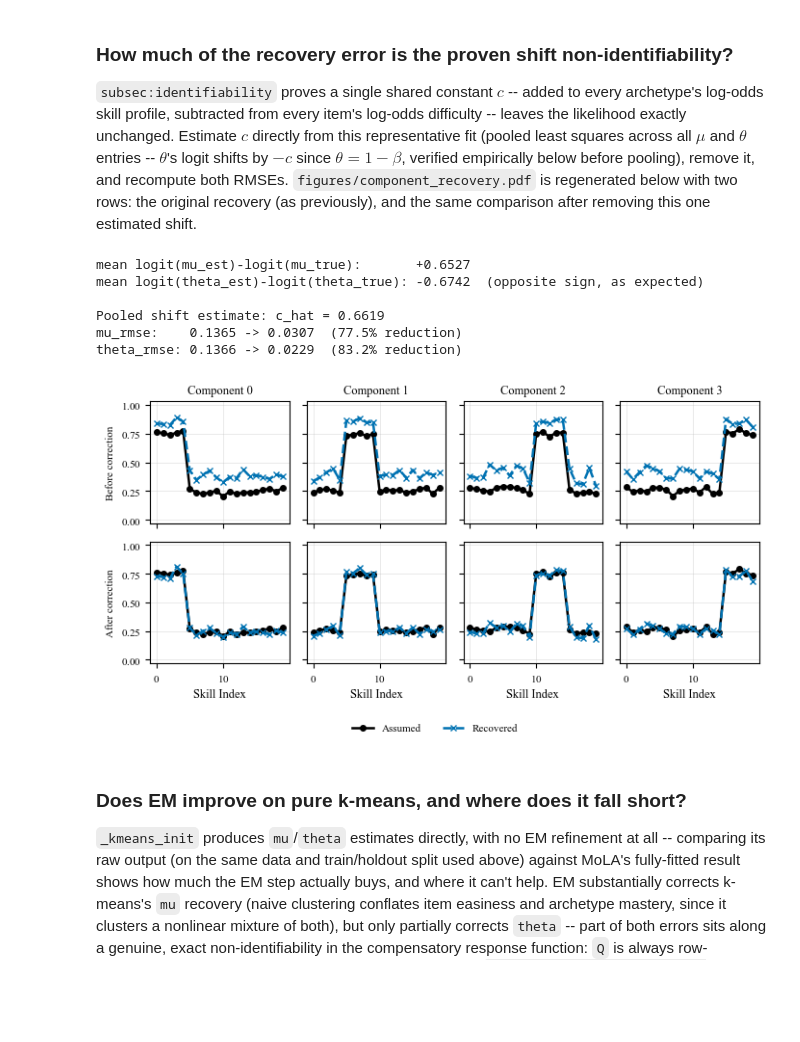
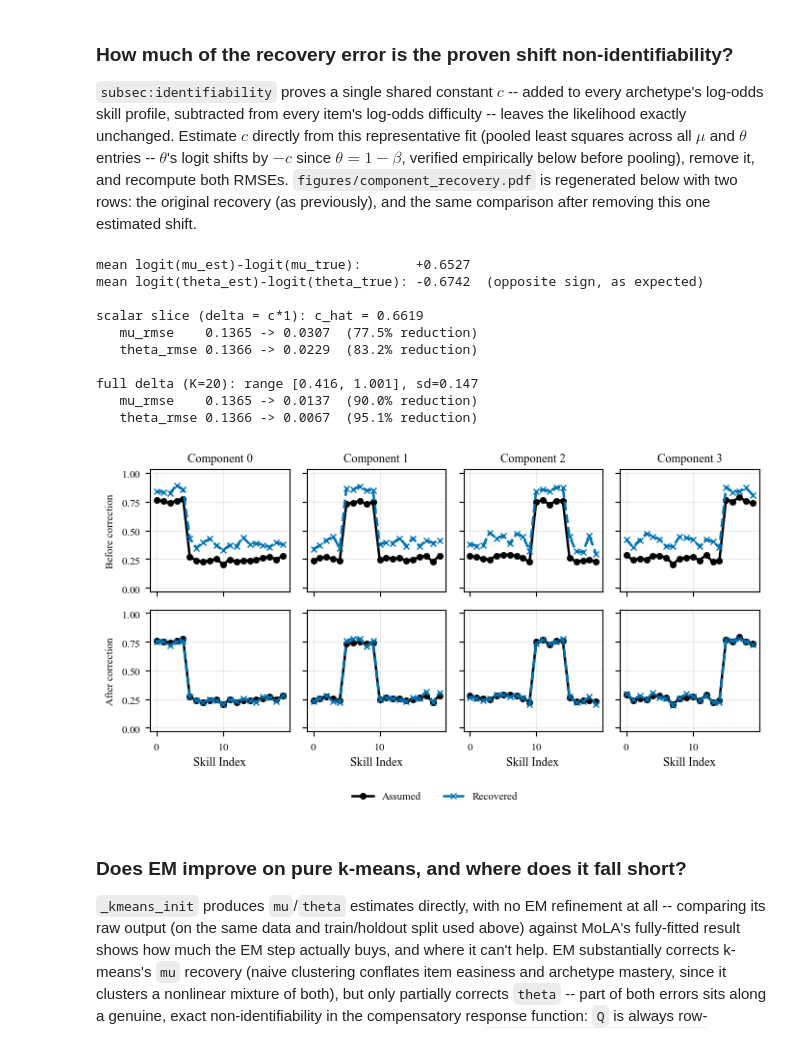
Before and after one commit to lentin26/mixture-of-latent-archetypes, a Jupyter notebook: notebooks/simulation-study.ipynb, the cells around one changed output. Drawn from its saved outputs; the diff is of its cells as text; code cells hidden in the pictures; blank space fills up the shorter version.

```diff
--- a/notebooks/simulation-study.ipynb
+++ b/notebooks/simulation-study.ipynb
@@ -88,6 +88,7 @@ from src.simulations.viz import ASSUMED_KW, RECOVERED_KW, _skill_axis, _style_pr
 from src.simulations.metrics import align_components, mu_rmse, theta_rmse
 
 mu_true, mu_est = result.data.mu, result.model.mu
+Q_fit = result.data.Q_fit
 theta_true = np.asarray(result.data.theta).ravel()
 theta_est = np.asarray(result.model.theta).ravel()
 
@@ -101,27 +102,42 @@ mu_est_c = np.clip(mu_est[perm], 1e-6, 1 - 1e-6)
 theta_true_c = np.clip(theta_true, 1e-6, 1 - 1e-6)
 theta_est_c = np.clip(theta_est, 1e-6, 1 - 1e-6)
 
-# Verify the sign relationship empirically before pooling (mu's logit should
+# Verify the sign relationship empirically before fitting (mu's logit should
 # shift one way, theta's the other, per theta = 1 - beta).
 mu_diffs = (logit(mu_est_c) - logit(mu_true_c)).ravel()
 theta_diffs_raw = (logit(theta_est_c) - logit(theta_true_c)).ravel()
 print(f"mean logit(mu_est)-logit(mu_true):       {mu_diffs.mean():+.4f}")
 print(f"mean logit(theta_est)-logit(theta_true): {theta_diffs_raw.mean():+.4f}  (opposite sign, as expected)")
 
-# Pooled least-squares estimate of the single shared shift c.
-theta_diffs = -theta_diffs_raw  # each theta entry also estimates +c once sign-flipped
-c_hat = float(np.concatenate([mu_diffs, theta_diffs]).mean())
+# The invariance of subsec:identifiability is K-dimensional: eta_m -> eta_m + delta
+# for every m, with b -> b + Q* delta. Estimate the whole delta by least squares,
+# stacking the M*K archetype residuals on the J item residuals. (theta = 1 - beta,
+# so logit(theta) absorbs -Q* delta.)
+Qs = Q_fit / Q_fit.sum(axis=1, keepdims=True)
+A = np.vstack([np.tile(np.eye(K), (M, 1)), -Qs])
+y = np.concatenate([mu_diffs, theta_diffs_raw])
+delta_hat, *_ = np.linalg.lstsq(A, y, rcond=None)
 
-mu_est_corrected = expit(logit(mu_est_c) - c_hat)
-theta_est_corrected = expit(logit(theta_est_c) + c_hat)
+mu_est_corrected = expit(logit(mu_est_c) - delta_hat)
+theta_est_corrected = expit(logit(theta_est_c) + Qs @ delta_hat)
 
 corrected_mu_rmse = mu_rmse(mu_true_c, mu_est_corrected)
 corrected_theta_rmse = theta_rmse(theta_true_c, theta_est_corrected)
 
-print(f"\nPooled shift estimate: c_hat = {c_hat:.4f}")
-print(f"mu_rmse:    {baseline_mu_rmse:.4f} -> {corrected_mu_rmse:.4f}  "
+# The single pooled scalar is the delta = c*1 slice, reported for comparison.
+c_hat = float(np.concatenate([mu_diffs, -theta_diffs_raw]).mean())
+scalar_mu_rmse = mu_rmse(mu_true_c, expit(logit(mu_est_c) - c_hat))
+scalar_theta_rmse = theta_rmse(theta_true_c, expit(logit(theta_est_c) + c_hat))
+
+print(f"\nscalar slice (delta = c*1): c_hat = {c_hat:.4f}")
+print(f"   mu_rmse    {baseline_mu_rmse:.4f} -> {scalar_mu_rmse:.4f}  "
+      f"({100 * (1 - scalar_mu_rmse / baseline_mu_rmse):.1f}% reduction)")
+print(f"   theta_rmse {baseline_theta_rmse:.4f} -> {scalar_theta_rmse:.4f}  "
+      f"({100 * (1 - scalar_theta_rmse / baseline_theta_rmse):.1f}% reduction)")
+print(f"\nfull delta (K={K}): range [{delta_hat.min():.3f}, {delta_hat.max():.3f}], sd={delta_hat.std():.3f}")
+print(f"   mu_rmse    {baseline_mu_rmse:.4f} -> {corrected_mu_rmse:.4f}  "
       f"({100 * (1 - corrected_mu_rmse / baseline_mu_rmse):.1f}% reduction)")
-print(f"theta_rmse: {baseline_theta_rmse:.4f} -> {corrected_theta_rmse:.4f}  "
+print(f"   theta_rmse {baseline_theta_rmse:.4f} -> {corrected_theta_rmse:.4f}  "
       f"({100 * (1 - corrected_theta_rmse / baseline_theta_rmse):.1f}% reduction)")
 
 # Two-row figure: row 1 = original recovery, row 2 = after removing the
@@ -129,37 +145,41 @@ print(f"theta_rmse: {baseline_theta_rmse:.4f} -> {corrected_theta_rmse:.4f}  "
 # (single-row) component_recovery.pdf.
 x, labels = _skill_axis(K, None)
 fig, axes = plt.subplots(
     2, M, figsize=figsize("acm-sigconf-text", aspect=0.55), sharex=True, sharey=True,
 )
 for m_idx in range(M):
     ax_before, ax_after = axes[0, m_idx], axes[1, m_idx]
     ax_before.plot(x, mu_true_c[m_idx], **ASSUMED_KW)
     ax_before.plot(x, mu_est_c[m_idx], **RECOVERED_KW)
     ax_before.set_title(f"Component {m_idx}", fontsize=9)
     _style_profile_axes(ax_before, x, labels, ylabel=False, xlabel=False)
 
     ax_after.plot(x, mu_true_c[m_idx], **ASSUMED_KW)
     ax_after.plot(x, mu_est_corrected[m_idx], **RECOVERED_KW)
     _style_profile_axes(ax_after, x, labels, ylabel=False, xlabel=True)
 
 axes[0, 0].set_ylabel("Before correction", fontsize=8)
 axes[1, 0].set_ylabel("After correction", fontsize=8)
 
 handles, labels_ = axes[0, 0].get_legend_handles_labels()
 fig.tight_layout(rect=(0.0, 0.08, 1.0, 1.0))
 fig.legend(
     handles, labels_, loc="lower center", bbox_to_anchor=(0.5, 0.0),
     ncol=2, frameon=False, fontsize=8,
 )
 _savefig(fig, "figures/component_recovery.pdf")
 # %% [output]
 mean logit(mu_est)-logit(mu_true):       +0.6527
 mean logit(theta_est)-logit(theta_true): -0.6742  (opposite sign, as expected)
 
-Pooled shift estimate: c_hat = 0.6619
-mu_rmse:    0.1365 -> 0.0307  (77.5% reduction)
-theta_rmse: 0.1366 -> 0.0229  (83.2% reduction)
+scalar slice (delta = c*1): c_hat = 0.6619
+   mu_rmse    0.1365 -> 0.0307  (77.5% reduction)
+   theta_rmse 0.1366 -> 0.0229  (83.2% reduction)
+
+full delta (K=20): range [0.416, 1.001], sd=0.147
+   mu_rmse    0.1365 -> 0.0137  (90.0% reduction)
+   theta_rmse 0.1366 -> 0.0067  (95.1% reduction)
-[figure, old version]
+[figure, new version]
 # %% [markdown]
 ### Does EM improve on pure k-means, and where does it fall short?
 
```
Also changed, not shown: parts of 2 cells of this notebook, 1 other file.
